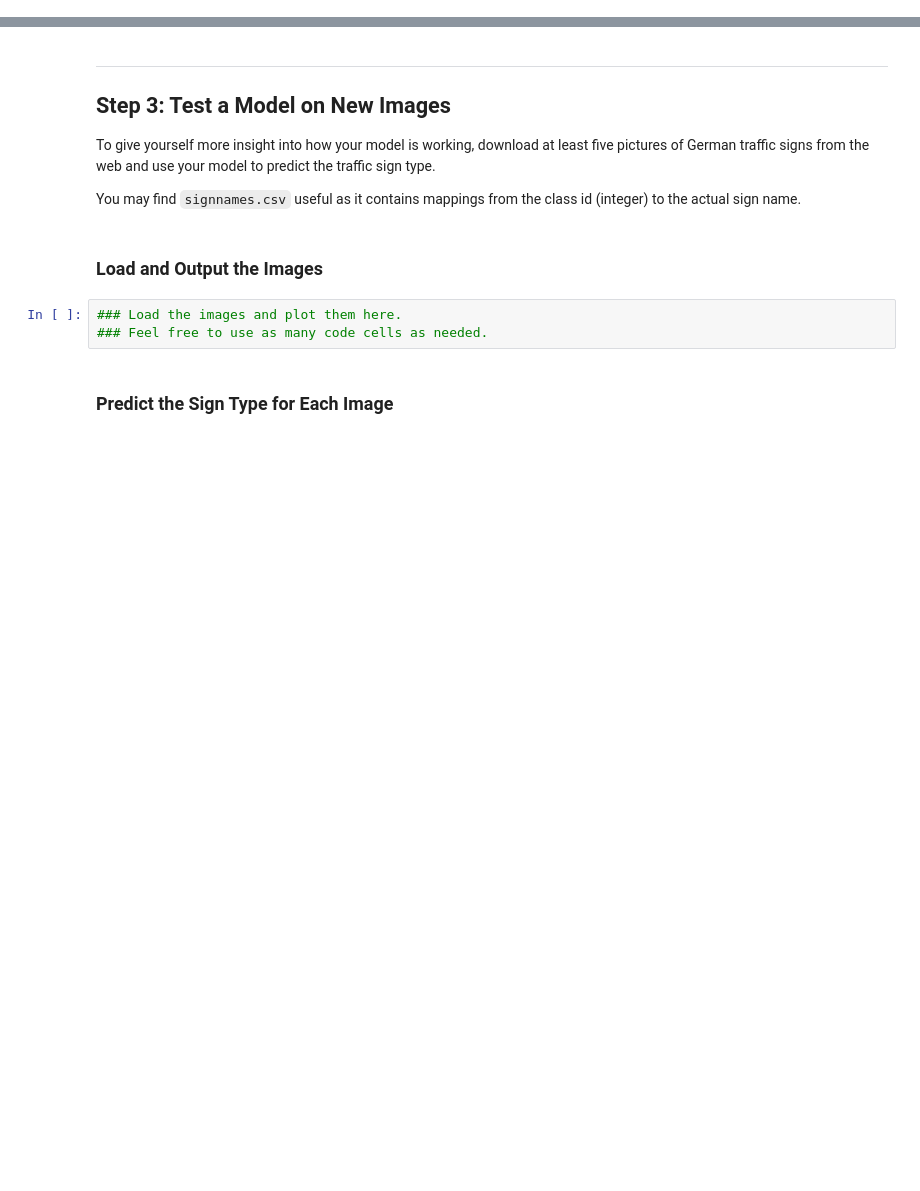
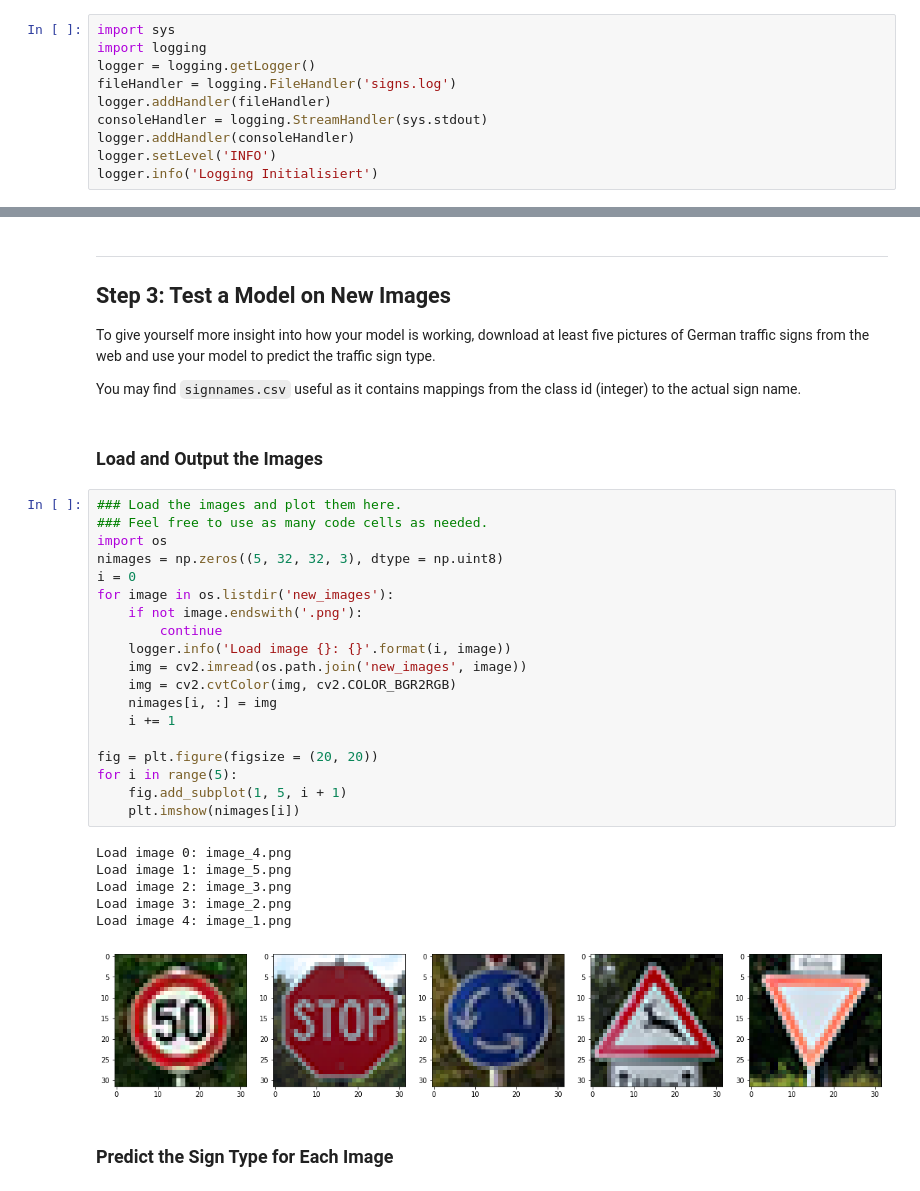
Before and after one commit to Nirdor/udacity_carND_Traffic-Sign-Classifier, a Jupyter notebook: Traffic_Sign_Classifier.ipynb, the cells around one changed output, grey strips where cells are left out. Saved outputs shown, nothing was run; the diff lists cells and outputs as text; blank space fills up the shorter version.

```diff
--- a/Traffic_Sign_Classifier.ipynb
+++ b/Traffic_Sign_Classifier.ipynb
@@ -16,3 +16,13 @@ The [rubric](https://review.udacity.com/#!/rubrics/481/view) contains "Stand Out
 
 
 >**Note:** Code and Markdown cells can be executed using the **Shift + Enter** keyboard shortcut. In addition, Markdown cells can be edited by typically double-clicking the cell to enter edit mode.
+# %%
+import sys
+import logging
+logger = logging.getLogger()
+fileHandler = logging.FileHandler('signs.log')
+logger.addHandler(fileHandler)
+consoleHandler = logging.StreamHandler(sys.stdout)
+logger.addHandler(consoleHandler)
+logger.setLevel('INFO')
+logger.info('Logging Initialisiert')
@@ -361,9 +363,32 @@ To give yourself more insight into how your model is working, download at least
 You may find `signnames.csv` useful as it contains mappings from the class id (integer) to the actual sign name.
 # %% [markdown]
 ### Load and Output the Images
-# %%
-### Load the images and plot them here.
-### Feel free to use as many code cells as needed.
+# %%
+### Load the images and plot them here.
+### Feel free to use as many code cells as needed.
+import os
+nimages = np.zeros((5, 32, 32, 3), dtype = np.uint8)
+i = 0
+for image in os.listdir('new_images'):
+    if not image.endswith('.png'):
+        continue
+    logger.info('Load image {}: {}'.format(i, image))
+    img = cv2.imread(os.path.join('new_images', image))
+    img = cv2.cvtColor(img, cv2.COLOR_BGR2RGB)
+    nimages[i, :] = img
+    i += 1
+
+fig = plt.figure(figsize = (20, 20))
+for i in range(5):
+    fig.add_subplot(1, 5, i + 1)
+    plt.imshow(nimages[i])
+# %% [output]
+Load image 0: image_4.png
+Load image 1: image_5.png
+Load image 2: image_3.png
+Load image 3: image_2.png
+Load image 4: image_1.png
+[figure, added]
 # %% [markdown]
 ### Predict the Sign Type for Each Image
 # %%
```
Also changed, not shown: parts of 15 cells of this notebook, 8 other files.
